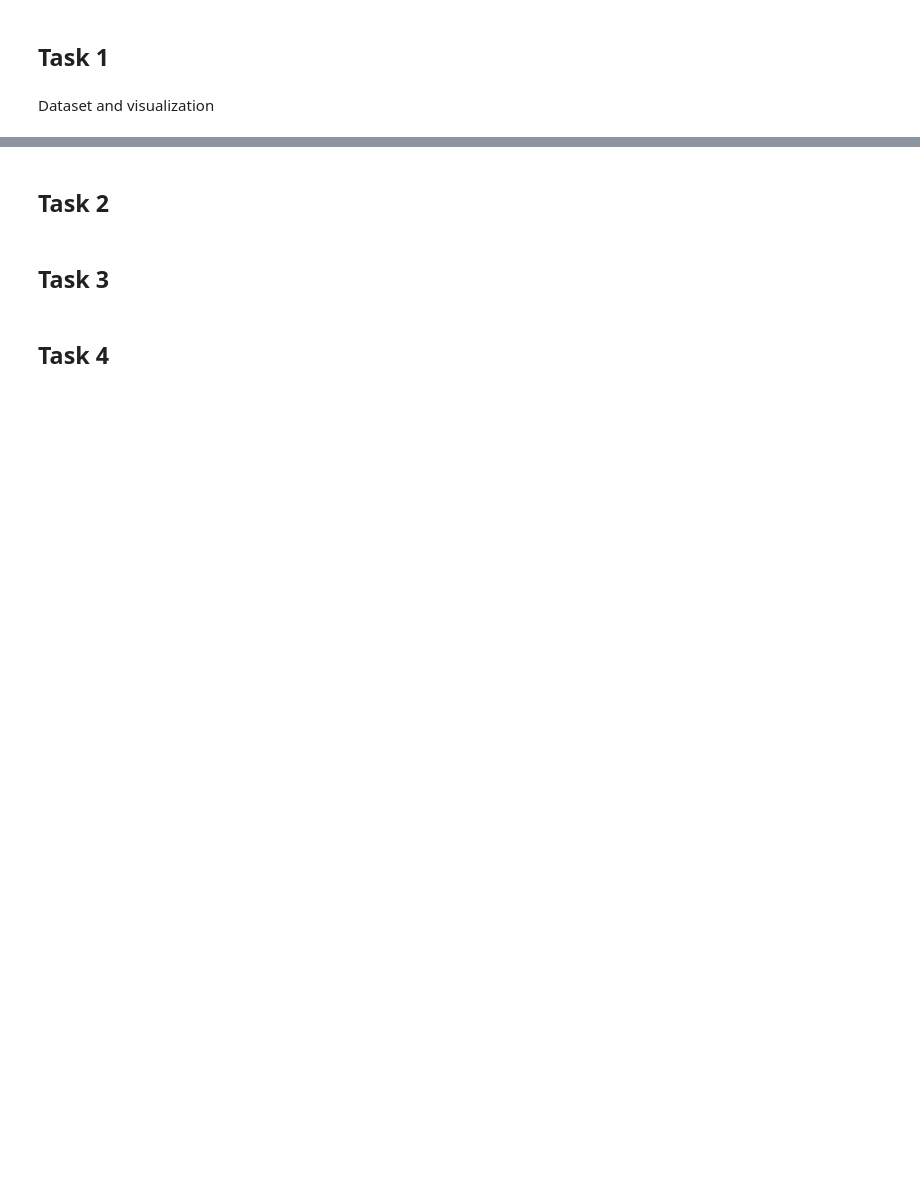
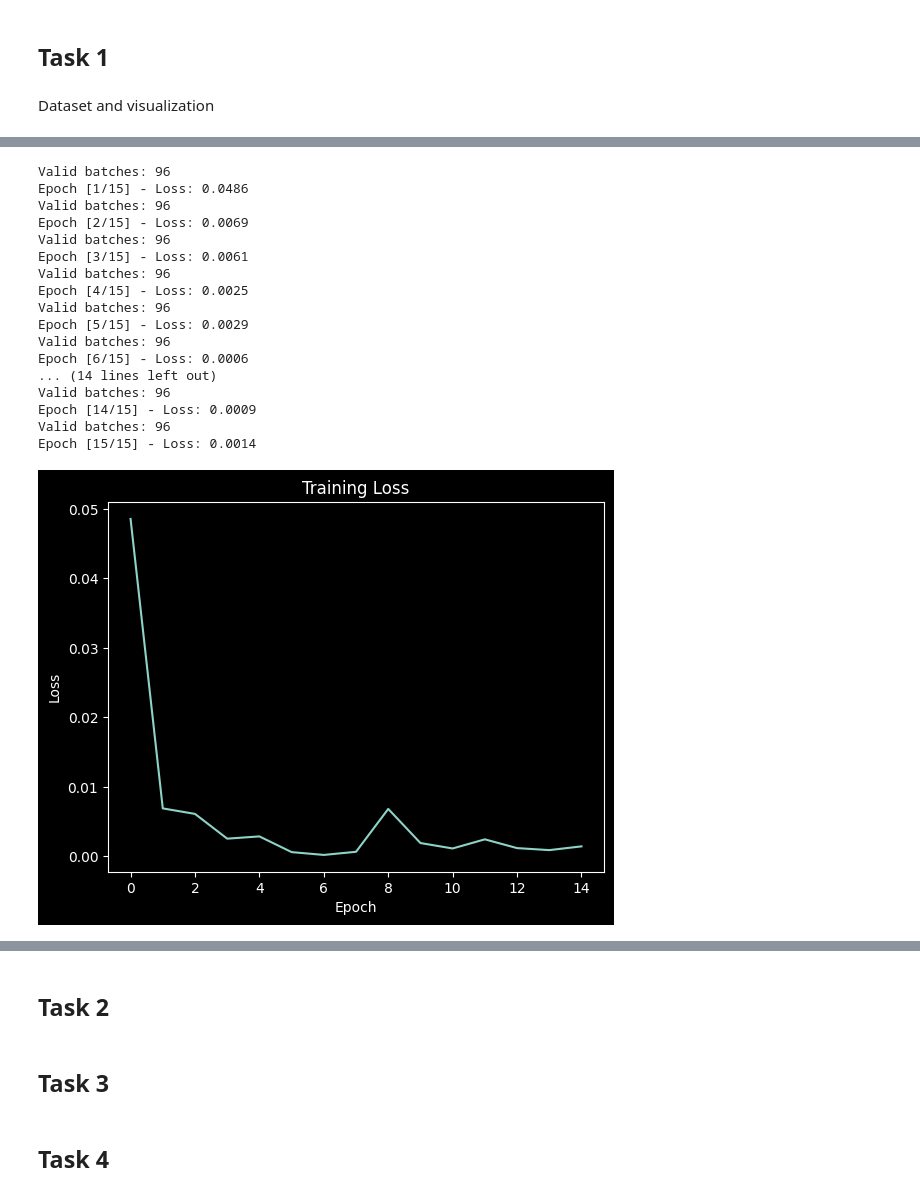
Before and after one commit to SofievanEngelen/2AMM10_project, a Jupyter notebook: ass1_skeleton.ipynb, the cells around one changed output, grey strips where cells are left out. Saved outputs shown, nothing was run; the diff lists cells and outputs as text; code cells hidden in the pictures; blank space fills up the shorter version.

Commit message:
Initial version task 1

```diff
--- a/ass1_skeleton.ipynb
+++ b/ass1_skeleton.ipynb
@@ -113,0 +201,76 @@ test_new_data = AppleDataset(subset="test",transform=transform,class_subset="new
+# %%
+# Training loop
+model = EmbeddingCNN(
+    embedding_dim=EMBED_DIM
+).to(device)
+
+optimizer = torch.optim.Adam(
+    model.parameters(),
+    lr=1e-3,
+    weight_decay=1e-4
+)
+
+EPOCHS = 15
+
+train_losses = []
+
+for epoch in range(EPOCHS):
+
+    model.train()
+
+    running_loss = 0.0
+
+    for images, labels in train_loader:
+
+        images = images.to(device)
+        labels = labels.to(device)
+
+        # Forward pass
+        embeddings = model(images)
+
+        # Metric learning loss
+        loss = batch_hard_triplet_loss(
+            embeddings,
+            labels,
+            margin=0.3
+        )
+
+        # Backprop
+        optimizer.zero_grad()
+        loss.backward()
+        optimizer.step()
+
+        running_loss += loss.item()
+
+    epoch_loss = running_loss / len(train_loader)
+    train_losses.append(epoch_loss)
+
+    print(f"Valid batches: {len(train_loader)}")
+    print(f"Epoch [{epoch+1}/{EPOCHS}] - Loss: {epoch_loss:.4f}")
+
+plt.plot(train_losses)
+plt.xlabel("Epoch")
+plt.ylabel("Loss")
+plt.title("Training Loss")
+plt.show()
+
+torch.save(model.state_dict(), "saved_models/task1_embedding_model.pth")
+# %% [output]
+Valid batches: 96
+Epoch [1/15] - Loss: 0.0486
+Valid batches: 96
+Epoch [2/15] - Loss: 0.0069
+Valid batches: 96
+Epoch [3/15] - Loss: 0.0061
+Valid batches: 96
+Epoch [4/15] - Loss: 0.0025
+Valid batches: 96
+Epoch [5/15] - Loss: 0.0029
+Valid batches: 96
+Epoch [6/15] - Loss: 0.0006
+... (14 lines left out)
+Valid batches: 96
+Epoch [14/15] - Loss: 0.0009
+Valid batches: 96
+Epoch [15/15] - Loss: 0.0014
+[figure, added]
```
Also changed, not shown: parts of 7 cells of this notebook.
